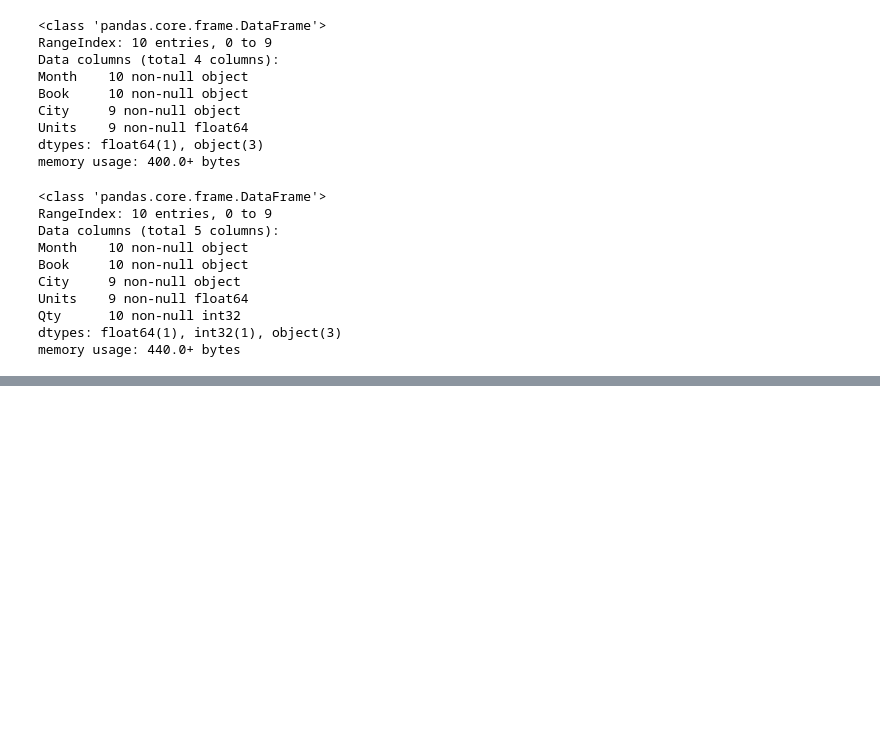
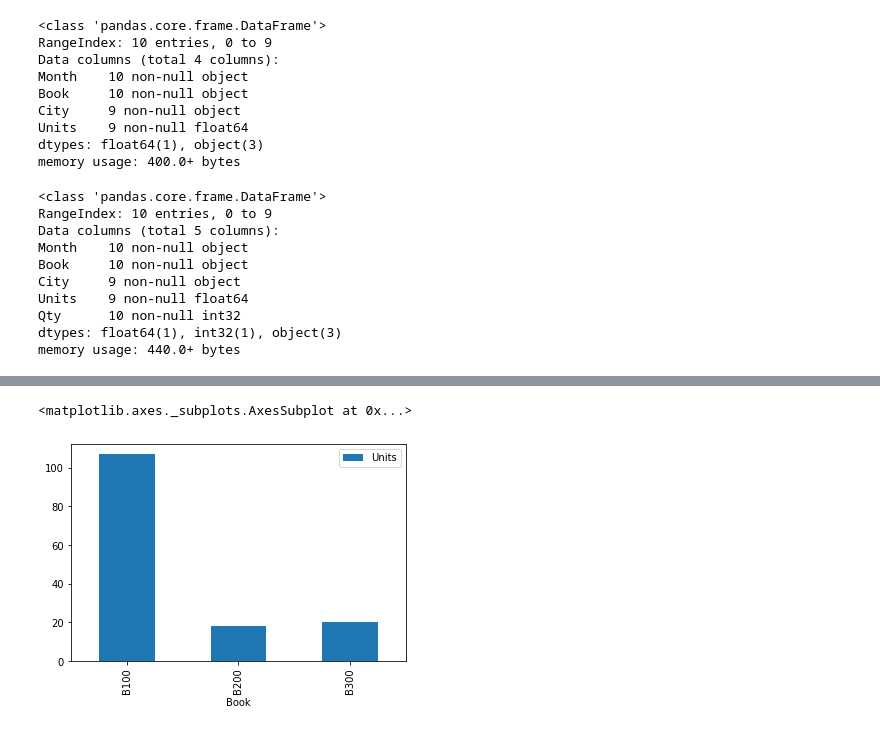
Before and after one commit to srikanthpragada/DS_16_AUG_2019, a Jupyter notebook: pandas_df_demo.ipynb, the cells around one changed output, grey strips where cells are left out. Saved outputs shown, nothing was run; the diff lists cells and outputs as text; code cells hidden in the pictures; blank space fills up the shorter version.

```diff
--- a/pandas_df_demo.ipynb
+++ b/pandas_df_demo.ipynb
@@ -420,0 +445,2 @@ sales.to_csv('newsales.csv', index=False)
+# %%
+totalsales = sales.groupby('Book').agg('sum')
@@ -420,0 +455,5 @@ sales.to_csv('newsales.csv', index=False)
+# %%
+totalsales.plot(kind='bar')
+# %% [output]
+<matplotlib.axes._subplots.AxesSubplot at 0x...>
+[figure, added]
```
Also changed, not shown: parts of 7 cells of this notebook, 2 other files.
